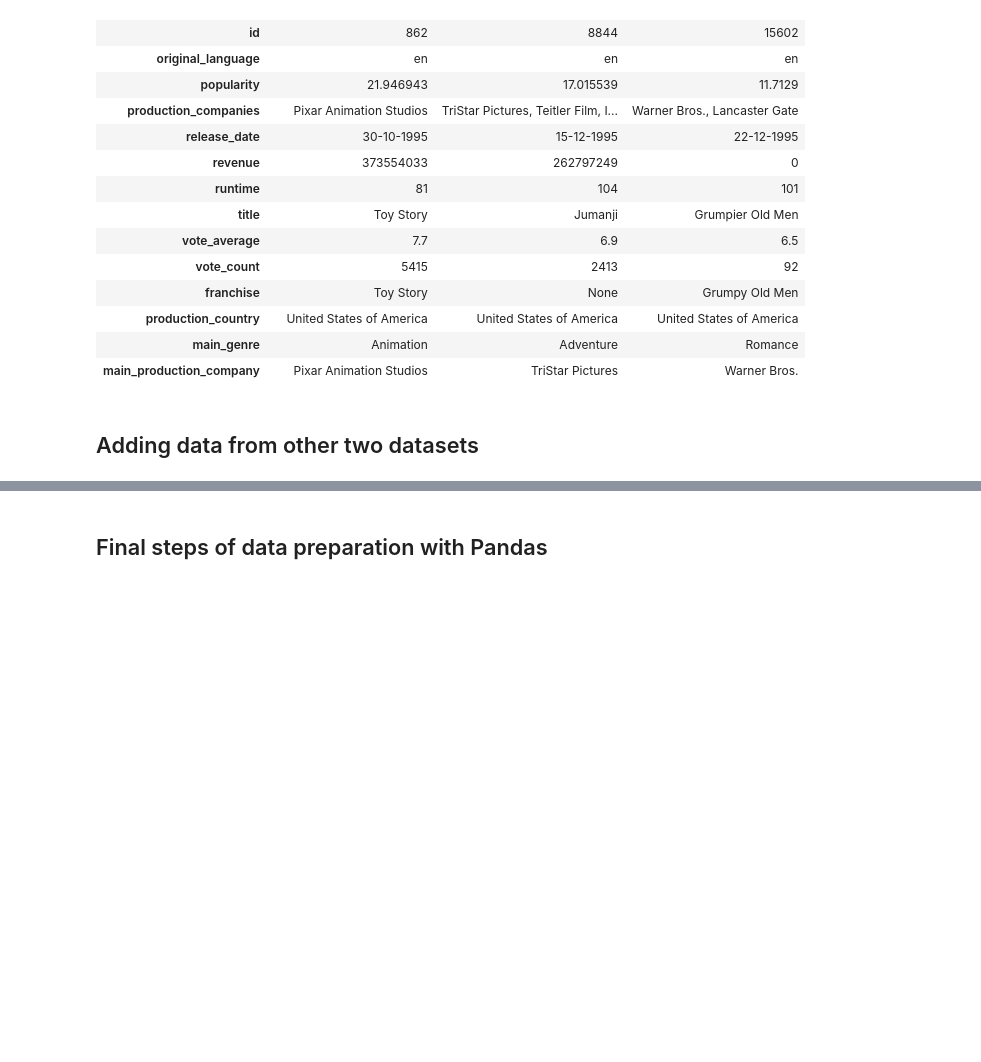
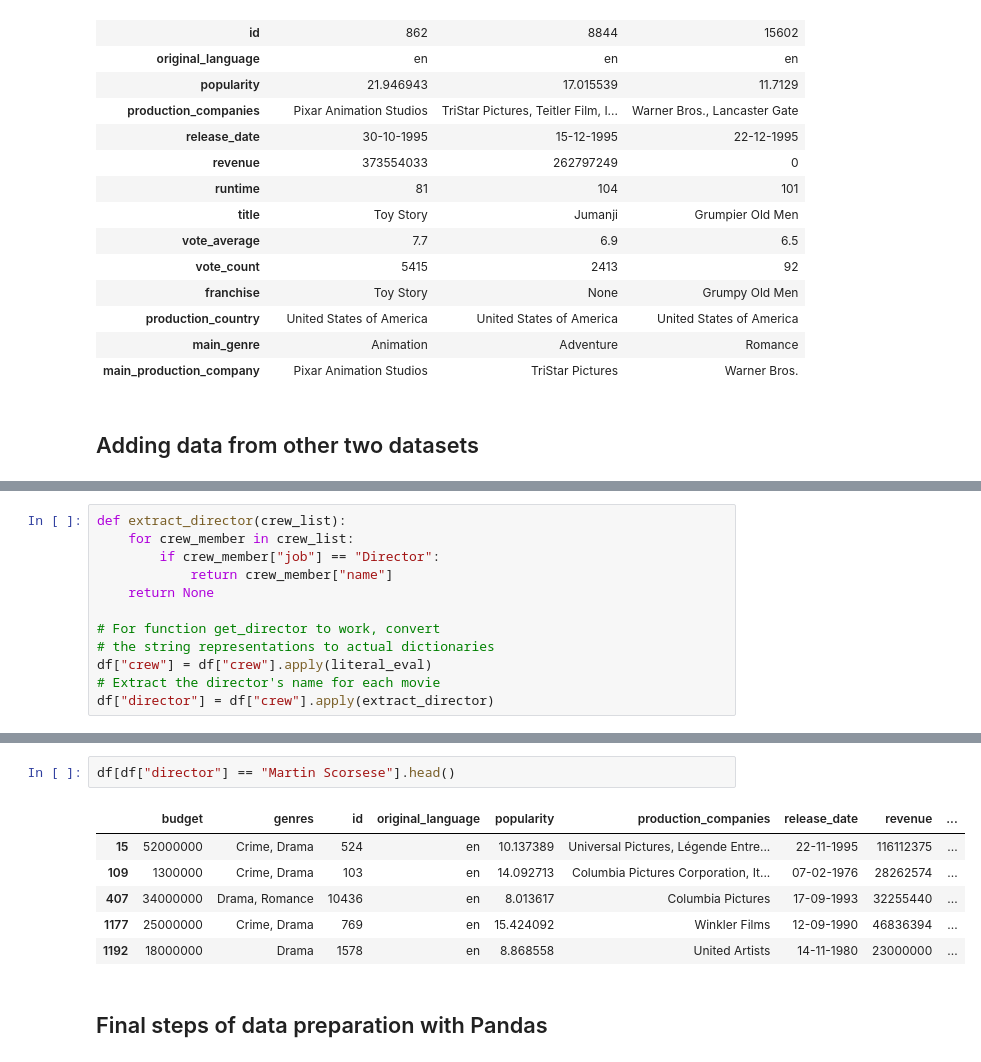
Before and after one commit to SanAntonik/MRS, a Jupyter notebook: DA_skill_showcase/skill_showcase copy.ipynb, the cells around one changed output, grey strips where cells are left out. Cells and saved outputs as stored; diff of their text form; blank space fills up the shorter version.

Commit message:
Copy the code that extracts director data

```diff
--- a/DA_skill_showcase/skill_showcase copy.ipynb
+++ b/DA_skill_showcase/skill_showcase copy.ipynb
@@ -453,0 +456,12 @@ df.head(3)
+# %%
+def extract_director(crew_list):
+    for crew_member in crew_list:
+        if crew_member["job"] == "Director":
+            return crew_member["name"]
+    return None
+
+# For function get_director to work, convert
+# the string representations to actual dictionaries
+df["crew"] = df["crew"].apply(literal_eval)
+# Extract the director's name for each movie
+df["director"] = df["crew"].apply(extract_director)
@@ -454,3 +478,12 @@ df.head(3)
+# %%
+df[df["director"] == "Martin Scorsese"].head()
+# %% [output]
+|  | budget | genres | id | original_language | popularity | production_companies | release_date | revenue | ... |
+| 15 | 52000000 | Crime, Drama | 524 | en | 10.137389 | Universal Pictures, Légende Entre... | 22-11-1995 | 116112375 | ... |
+| 109 | 1300000 | Crime, Drama | 103 | en | 14.092713 | Columbia Pictures Corporation, It... | 07-02-1976 | 28262574 | ... |
+| 407 | 34000000 | Drama, Romance | 10436 | en | 8.013617 | Columbia Pictures | 17-09-1993 | 32255440 | ... |
+| 1177 | 25000000 | Crime, Drama | 769 | en | 15.424092 | Winkler Films | 12-09-1990 | 46836394 | ... |
+| 1192 | 18000000 | Drama | 1578 | en | 8.868558 | United Artists | 14-11-1980 | 23000000 | ... |
 # %% [markdown]
 ## Final steps of data preparation with Pandas
 # %% [markdown]
```
Also changed, not shown: parts of 2 cells of this notebook.
